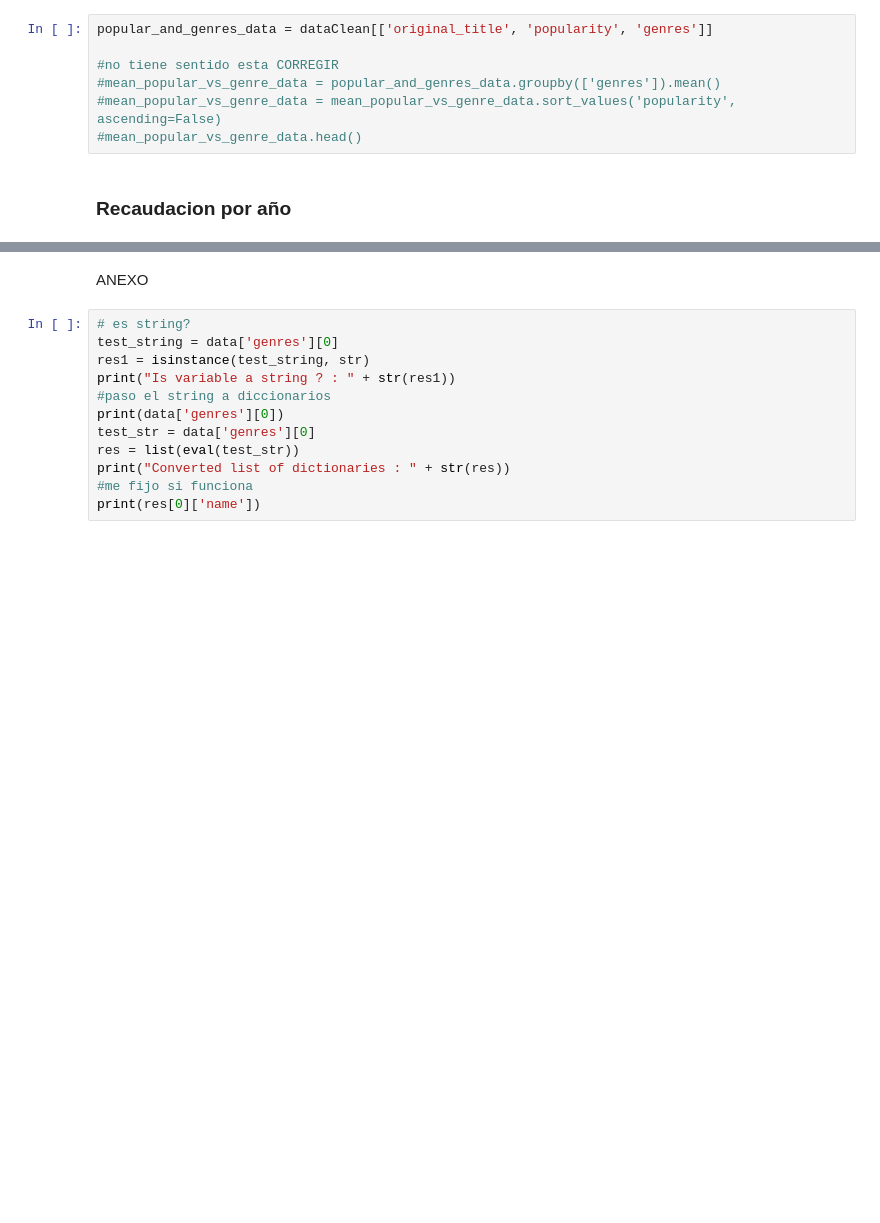
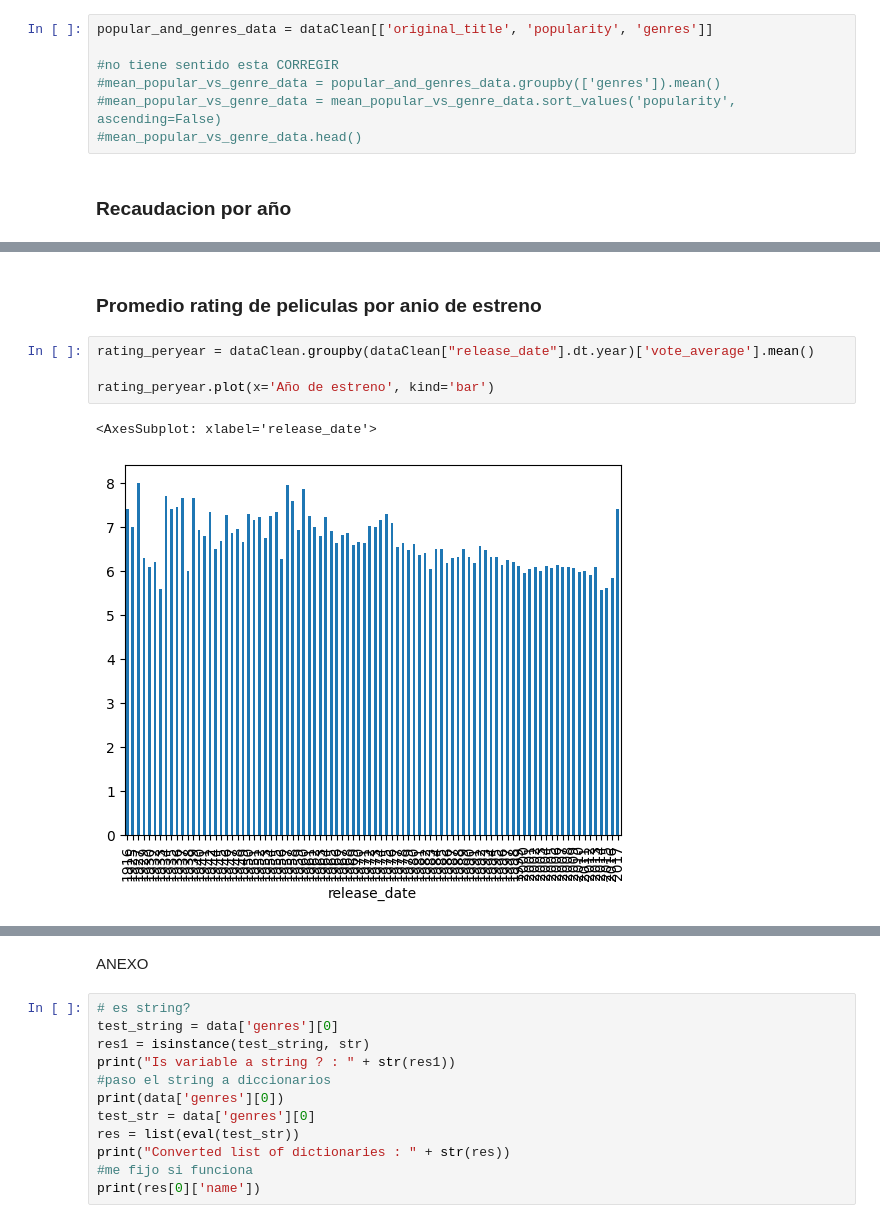
Before and after one commit to AleGallart/SATPython, a Jupyter notebook: Notebook.ipynb, the cells around one changed output, grey strips where cells are left out. Drawn from its saved outputs; the diff is of its cells as text; blank space fills up the shorter version.

```diff
--- a/Notebook.ipynb
+++ b/Notebook.ipynb
@@ -213,0 +257,9 @@ The movie industry made the highest profit in 2012 .
+# %% [markdown]
+### Promedio rating de peliculas por anio de estreno
+# %%
+rating_peryear = dataClean.groupby(dataClean["release_date"].dt.year)['vote_average'].mean()
+
+rating_peryear.plot(x='Año de estreno', kind='bar')
+# %% [output]
+<AxesSubplot: xlabel='release_date'>
+[figure, added]
```
Also changed, not shown: parts of 10 cells of this notebook.
